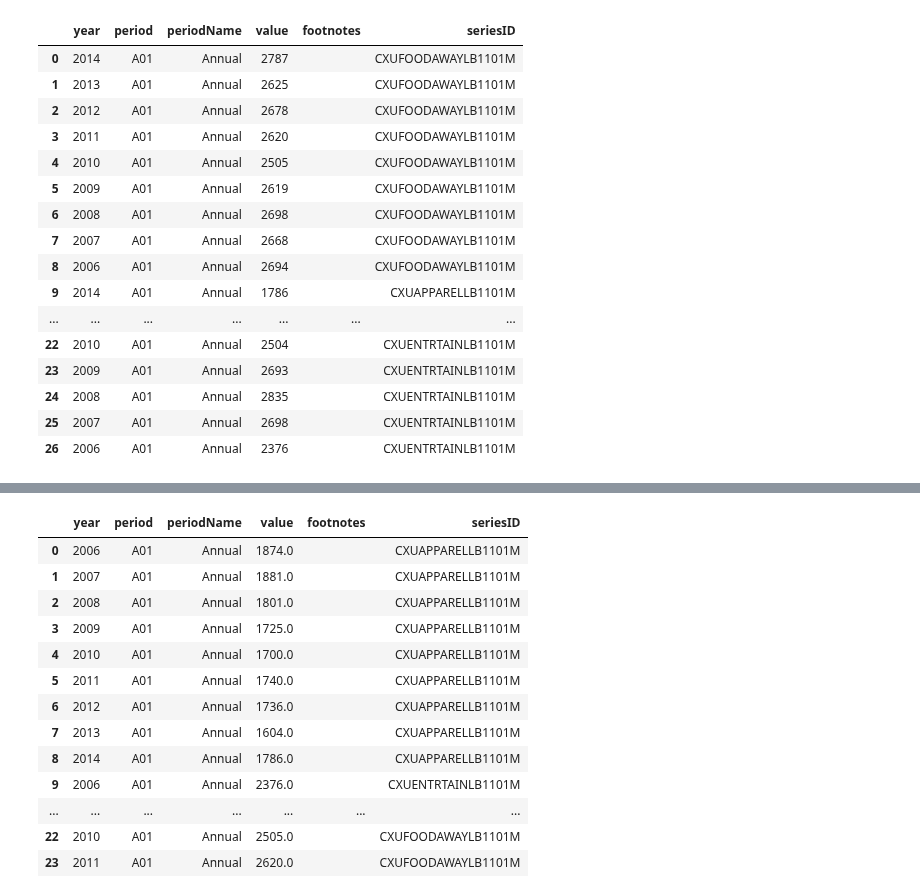
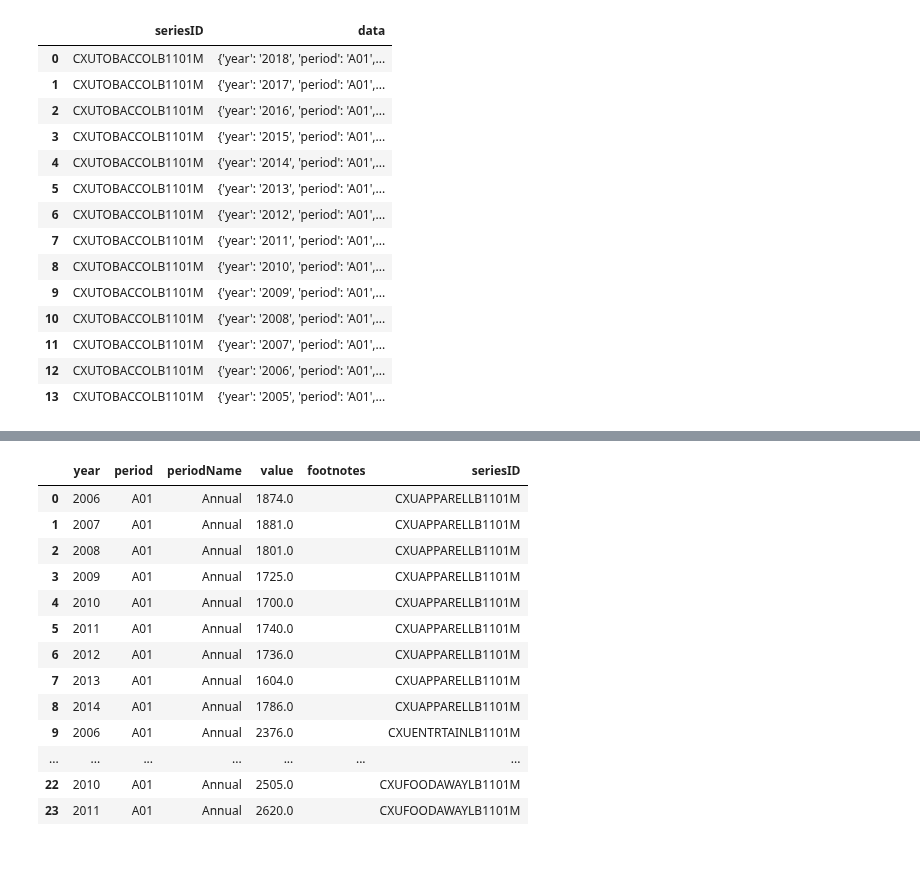
Before and after one commit to joshcoronel/discretionary-spending, a Jupyter notebook: Project_1_Working.ipynb, the cells around one changed output, grey strips where cells are left out. Saved outputs shown, nothing was run; the diff lists cells and outputs as text; code cells hidden in the pictures; blank space fills up the shorter version.

```diff
--- a/Project_1_Working.ipynb
+++ b/Project_1_Working.ipynb
@@ -35,26 +53,24 @@ except:
     json_data['status'] == 'REQUEST_NOT_PROCESSED'
     print('BLS API has given the following Response:', json_data['status'])
     print('Reason:', json_data['message'])
-# %%
-df
-# %% [output]
-|  | year | period | periodName | value | footnotes | seriesID |
-| 0 | 2014 | A01 | Annual | 2787 |  | CXUFOODAWAYLB1101M |
-| 1 | 2013 | A01 | Annual | 2625 |  | CXUFOODAWAYLB1101M |
-| 2 | 2012 | A01 | Annual | 2678 |  | CXUFOODAWAYLB1101M |
-| 3 | 2011 | A01 | Annual | 2620 |  | CXUFOODAWAYLB1101M |
-| 4 | 2010 | A01 | Annual | 2505 |  | CXUFOODAWAYLB1101M |
-| 5 | 2009 | A01 | Annual | 2619 |  | CXUFOODAWAYLB1101M |
-| 6 | 2008 | A01 | Annual | 2698 |  | CXUFOODAWAYLB1101M |
-| 7 | 2007 | A01 | Annual | 2668 |  | CXUFOODAWAYLB1101M |
-| 8 | 2006 | A01 | Annual | 2694 |  | CXUFOODAWAYLB1101M |
-| 9 | 2014 | A01 | Annual | 1786 |  | CXUAPPARELLB1101M |
-| ... | ... | ... | ... | ... | ... | ... |
-| 22 | 2010 | A01 | Annual | 2504 |  | CXUENTRTAINLB1101M |
-| 23 | 2009 | A01 | Annual | 2693 |  | CXUENTRTAINLB1101M |
-| 24 | 2008 | A01 | Annual | 2835 |  | CXUENTRTAINLB1101M |
-| 25 | 2007 | A01 | Annual | 2698 |  | CXUENTRTAINLB1101M |
-| 26 | 2006 | A01 | Annual | 2376 |  | CXUENTRTAINLB1101M |
+# %%
+df_initial
+# %% [output]
+|  | seriesID | data |
+| 0 | CXUTOBACCOLB1101M | {'year': '2018', 'period': 'A01',... |
+| 1 | CXUTOBACCOLB1101M | {'year': '2017', 'period': 'A01',... |
+| 2 | CXUTOBACCOLB1101M | {'year': '2016', 'period': 'A01',... |
+| 3 | CXUTOBACCOLB1101M | {'year': '2015', 'period': 'A01',... |
+| 4 | CXUTOBACCOLB1101M | {'year': '2014', 'period': 'A01',... |
+| 5 | CXUTOBACCOLB1101M | {'year': '2013', 'period': 'A01',... |
+| 6 | CXUTOBACCOLB1101M | {'year': '2012', 'period': 'A01',... |
+| 7 | CXUTOBACCOLB1101M | {'year': '2011', 'period': 'A01',... |
+| 8 | CXUTOBACCOLB1101M | {'year': '2010', 'period': 'A01',... |
+| 9 | CXUTOBACCOLB1101M | {'year': '2009', 'period': 'A01',... |
+| 10 | CXUTOBACCOLB1101M | {'year': '2008', 'period': 'A01',... |
+| 11 | CXUTOBACCOLB1101M | {'year': '2007', 'period': 'A01',... |
+| 12 | CXUTOBACCOLB1101M | {'year': '2006', 'period': 'A01',... |
+| 13 | CXUTOBACCOLB1101M | {'year': '2005', 'period': 'A01',... |
 # %%
 df.dtypes
 # %% [output]
```
Also changed, not shown: parts of 14 cells of this notebook, 2 other files.
